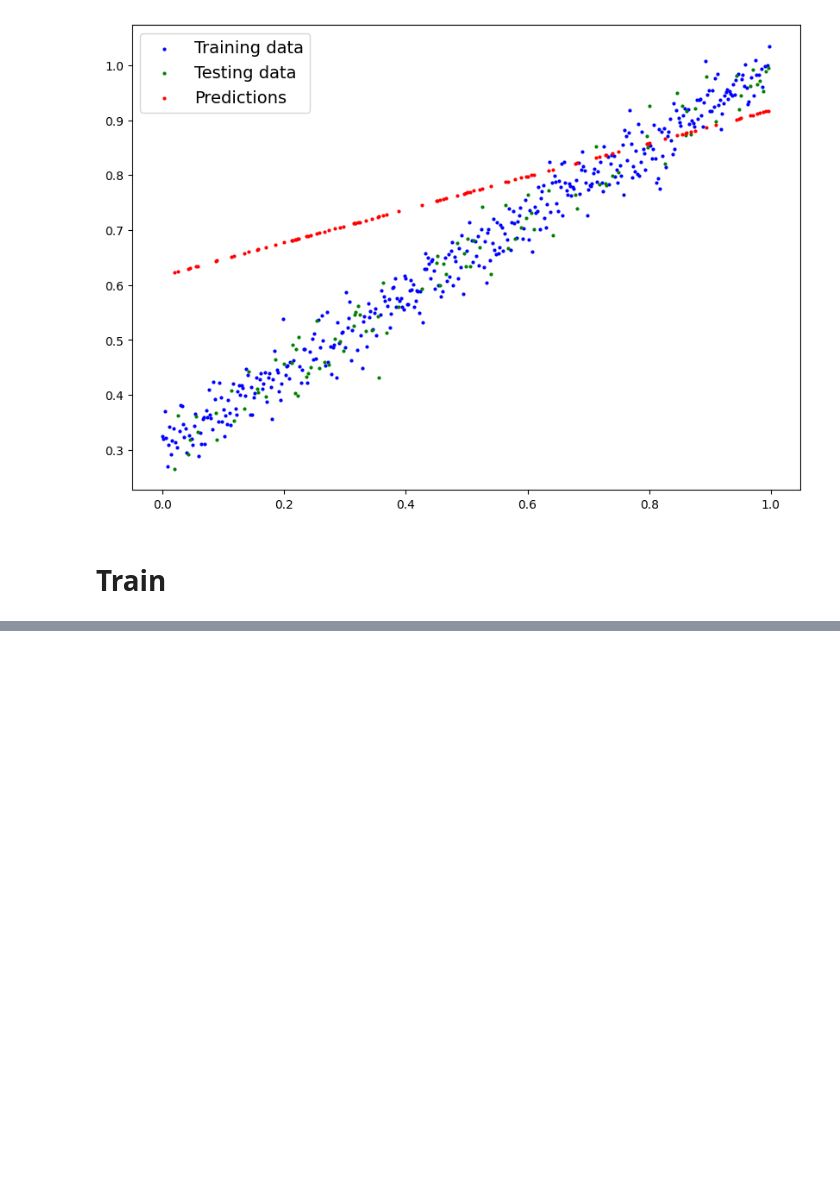
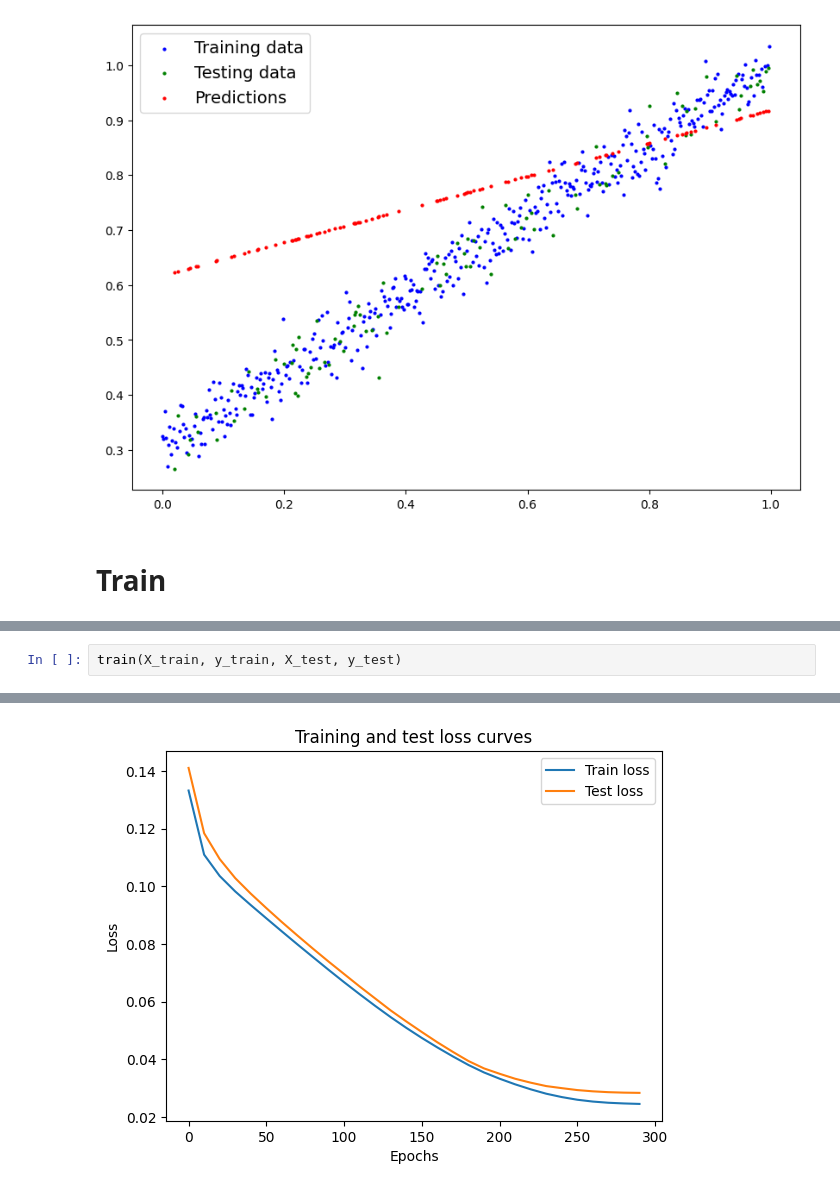
Before and after one commit to joseFranciscoHS/TechJourney, a Jupyter notebook: PytorchZeroToMastery/1_WorkflowFundamentals.ipynb, the cells around one changed output, grey strips where cells are left out. Drawn from its saved outputs; the diff is of its cells as text; blank space fills up the shorter version.

```diff
--- a/PytorchZeroToMastery/1_WorkflowFundamentals.ipynb
+++ b/PytorchZeroToMastery/1_WorkflowFundamentals.ipynb
@@ -95,0 +143,3 @@ plot_predictions(predictions=y_preds)
+# %%
+train(X_train, y_train, X_test, y_test)
+# %% [output]
@@ -95,0 +163 @@ plot_predictions(predictions=y_preds)
+[figure, added]
```
Also changed, not shown: parts of 9 cells of this notebook, 1 other file.
